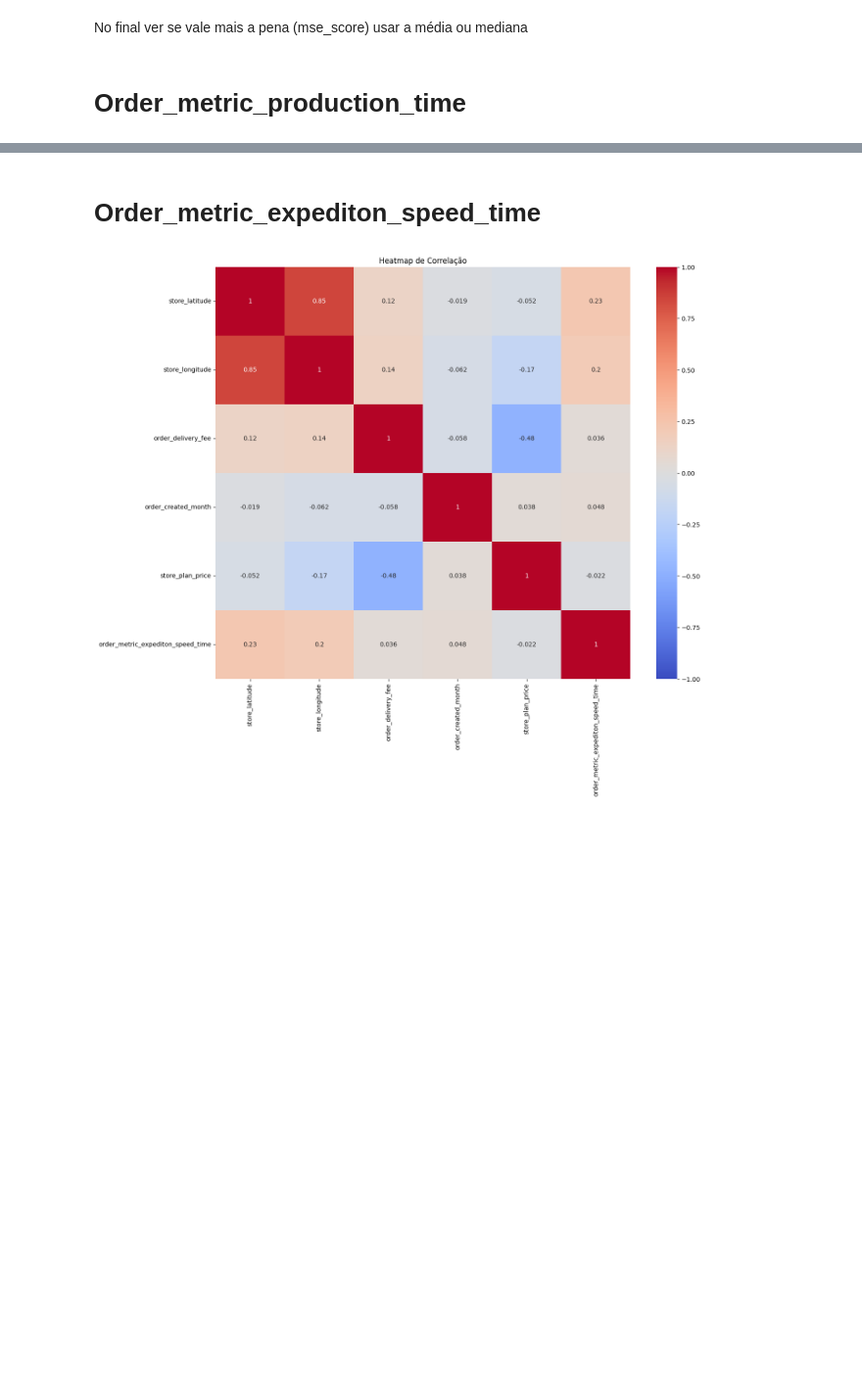
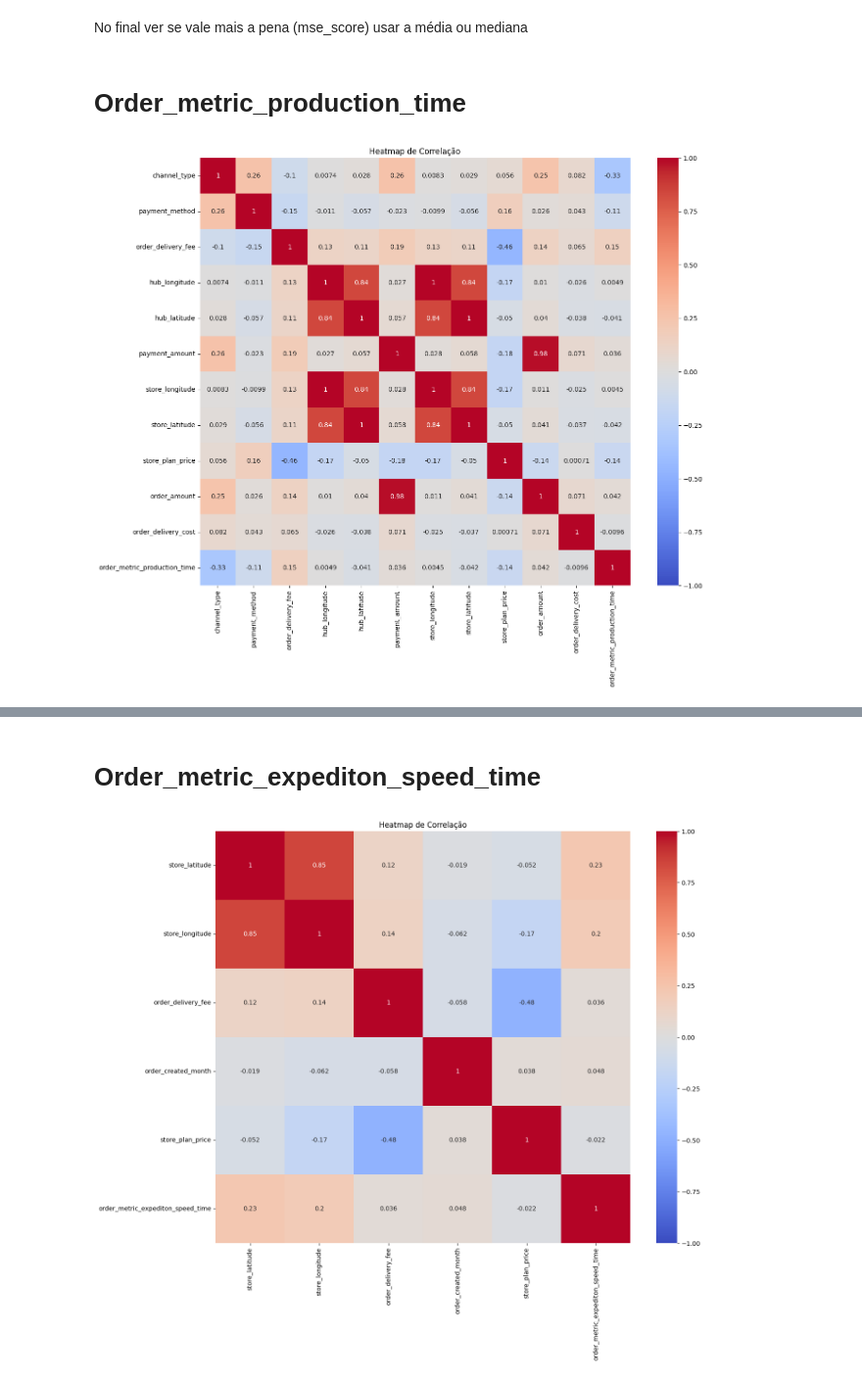
Before and after one commit to PedroMatusita/Previsao, a Jupyter notebook: matusita.ipynb, the cells around one changed output, grey strips where cells are left out. Shown at 98% size. Drawn from its saved outputs; the diff is of its cells as text; code cells hidden in the pictures; blank space fills up the shorter version.

```diff
--- a/matusita.ipynb
+++ b/matusita.ipynb
@@ -209,0 +259,7 @@ median = median_paused + median_walking + median_collected
+# %%
+plt.figure(figsize=(15, 12))
+sns.heatmap(df_production.select_dtypes(include=["int","float"]).corr(), annot=True, cmap='coolwarm', vmin=-1, vmax=1)
+plt.title('Heatmap de Correlação')
+plt.show()
+# %% [output]
+[figure, added]
```
Also changed, not shown: parts of 23 cells of this notebook, 1 other file.
